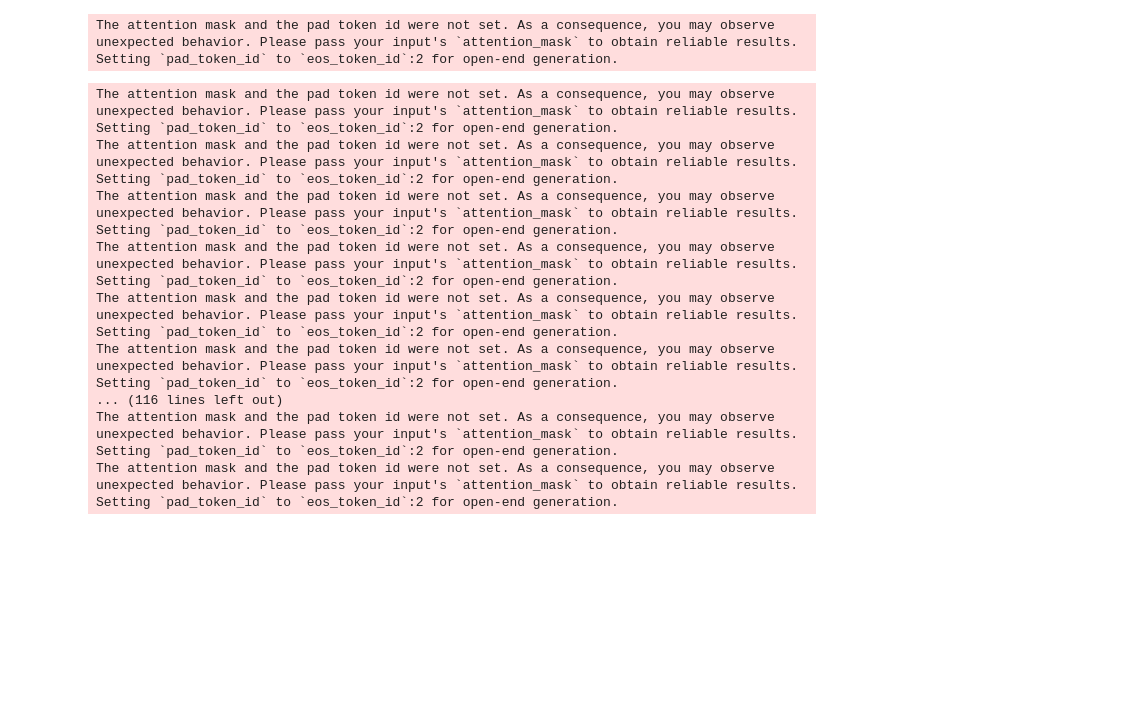
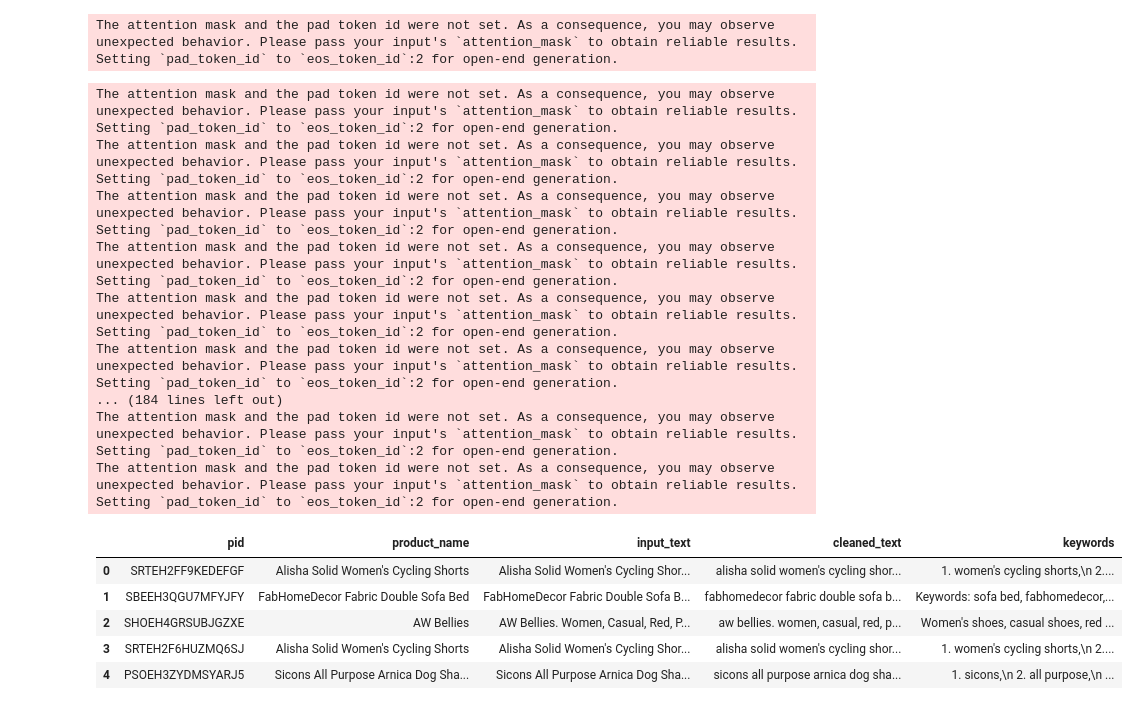
Before and after one commit to ashishsamant2311/AutopopulateSearchKeywords, a Jupyter notebook: KeywordextractionLLM.ipynb, the cells around one changed output. Drawn from its saved outputs; the diff is of its cells as text; code cells hidden in the pictures; blank space fills up the shorter version.

```diff
--- a/KeywordextractionLLM.ipynb
+++ b/KeywordextractionLLM.ipynb
@@ -423,7 +303,7 @@ MistralForCausalLM(
   (lm_head): Linear(in_features=4096, out_features=32000, bias=False)
 )
 # %%
-def generate_text(prompt, max_length=100):
+def generate_text(prompt, max_new_tokens=100):
     # The function takes as input the prompt
     # max_length = 50 specifies the number of keywords that the model should generate
     # Uses the T5Tokenizer to tokenize the input.
@@ -435,7 +315,7 @@ def generate_text(prompt, max_length=100):
     # max_length: gives the number of tokens the model will generate
     # num_beams: beam width - generates 5 different combinations and returns
     # the one with best cumulative probability
-    outputs = model.generate(inputs["input_ids"], max_new_tokens = 100, num_beams=2, early_stopping=True)
+    outputs = model.generate(inputs["input_ids"], max_new_tokens = max_new_tokens, num_beams=2, early_stopping=True)
 
     # outputs: completion generated by the LLM
     # skip_special_tokens: asks the LLM to not include tokens such as <unk> or <eos> in the completion
@@ -483,18 +357,20 @@ keywords = generate_text(input_text)
 The attention mask and the pad token id were not set. As a consequence, you may observe unexpected behavior. Please pass your input's `attention_mask` to obtain reliable results.
 Setting `pad_token_id` to `eos_token_id`:2 for open-end generation.
 # %%
+# One-shot In context learning seems to be working fine. Using it for the prompt
 def generate_output(text):
   input_text = f"""
-[INST] Generate keywords for the following text corpus. Return them as a comma-separated list.
-Example:
-Text: Women's solid cycling shorts with cotton lycra.
-Keywords: womens cycling shorts, cotton lycra, solid shorts
+                [INST] Generate keywords for the following text corpus. Return them as a comma-separated list.
+                Example:
+                Text: Women's solid cycling shorts with cotton lycra.
+                Keywords: womens cycling shorts, cotton lycra, solid shorts
 
-Text: {text} [/INST]
-"""
+                Text: {text} [/INST]
+                """
   keywords = generate_text(input_text)
   output = remove_instructions(keywords)
   cleaned_output = output.replace("Keywords: ", "")
+  cleaned_output = output.replace("Text: ", "")
   return cleaned_output
 # %%
 # Reducing the size of the data due to Colab GPU usage constraints
@@ -514,8 +390,17 @@ The attention mask and the pad token id were not set. As a consequence, you may
 Setting `pad_token_id` to `eos_token_id`:2 for open-end generation.
 The attention mask and the pad token id were not set. As a consequence, you may observe unexpected behavior. Please pass your input's `attention_mask` to obtain reliable results.
 Setting `pad_token_id` to `eos_token_id`:2 for open-end generation.
-... (116 lines left out)
+... (184 lines left out)
 The attention mask and the pad token id were not set. As a consequence, you may observe unexpected behavior. Please pass your input's `attention_mask` to obtain reliable results.
 Setting `pad_token_id` to `eos_token_id`:2 for open-end generation.
 The attention mask and the pad token id were not set. As a consequence, you may observe unexpected behavior. Please pass your input's `attention_mask` to obtain reliable results.
 Setting `pad_token_id` to `eos_token_id`:2 for open-end generation.
+# %%
+dfInputDataSample.head()
+# %% [output]
+|  | pid | product_name | input_text | cleaned_text | keywords |
+| 0 | SRTEH2FF9KEDEFGF | Alisha Solid Women's Cycling Shorts | Alisha Solid Women's Cycling Shor... | alisha solid women's cycling shor... | 1. women's cycling shorts,\n 2.... |
+| 1 | SBEEH3QGU7MFYJFY | FabHomeDecor Fabric Double Sofa Bed | FabHomeDecor Fabric Double Sofa B... | fabhomedecor fabric double sofa b... | Keywords: sofa bed, fabhomedecor,... |
+| 2 | SHOEH4GRSUBJGZXE | AW Bellies | AW Bellies. Women, Casual, Red, P... | aw bellies. women, casual, red, p... | Women's shoes, casual shoes, red ... |
+| 3 | SRTEH2F6HUZMQ6SJ | Alisha Solid Women's Cycling Shorts | Alisha Solid Women's Cycling Shor... | alisha solid women's cycling shor... | 1. women's cycling shorts,\n 2.... |
+| 4 | PSOEH3ZYDMSYARJ5 | Sicons All Purpose Arnica Dog Sha... | Sicons All Purpose Arnica Dog Sha... | sicons all purpose arnica dog sha... | 1. sicons,\n 2. all purpose,\n ... |
```
Also changed, not shown: parts of 19 cells of this notebook, 1 other file.
